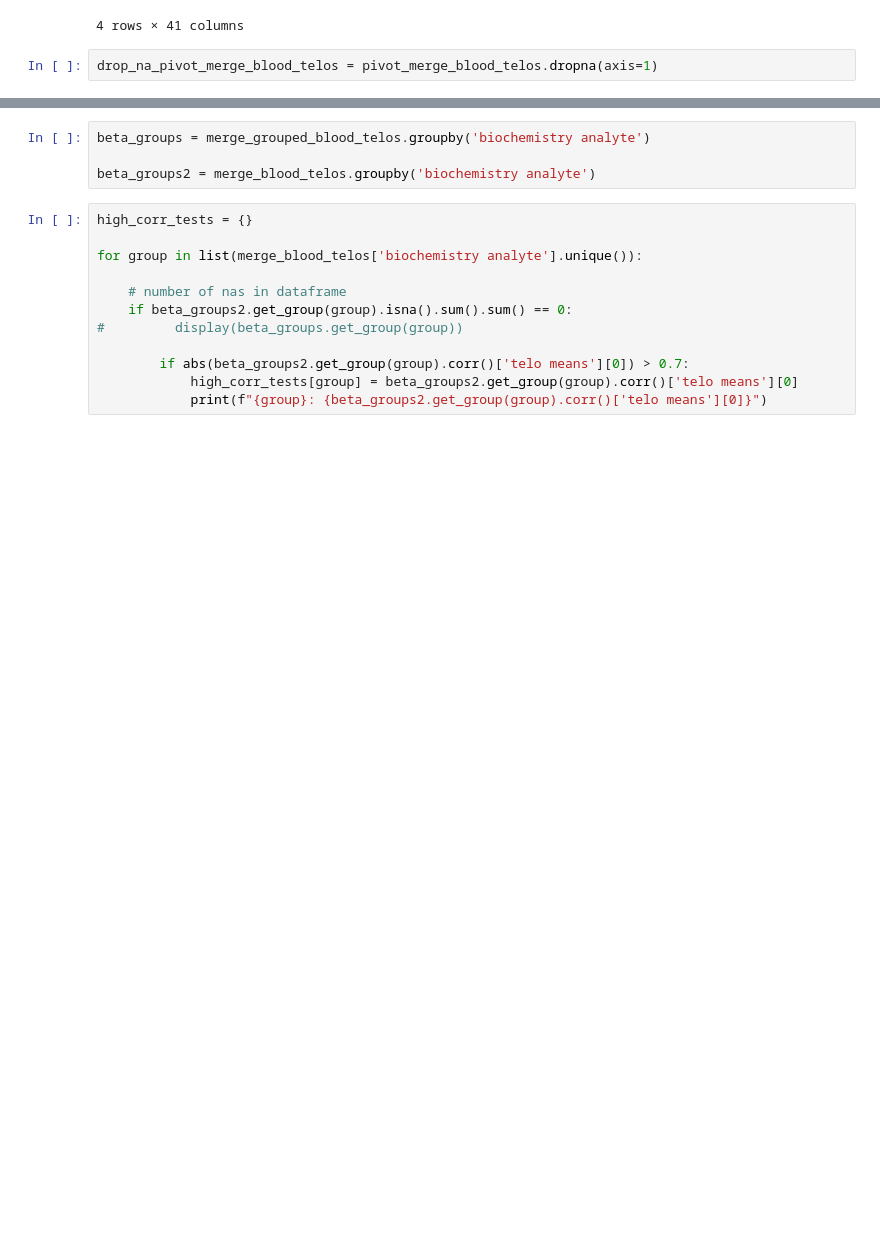
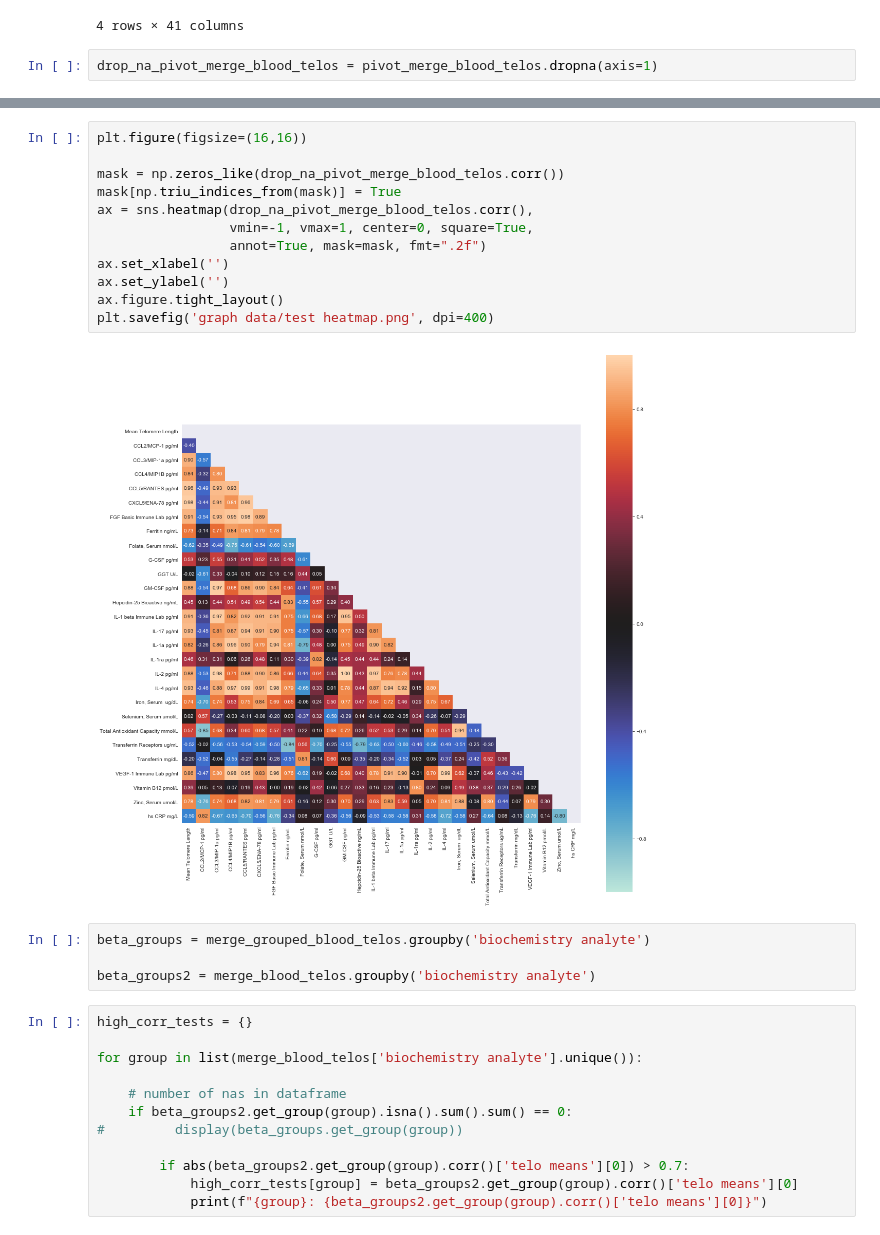
Before and after one commit to Jared-Luxton/NASA-astronauts-telomeres-chromosomes, a Jupyter notebook: NASA_telomeres/03a NASA Astros Telo Data Visualization and Stats.ipynb, the cells around one changed output, grey strips where cells are left out. Cells and saved outputs as stored; diff of their text form; blank space fills up the shorter version.

```diff
--- a/NASA_telomeres/03a NASA Astros Telo Data Visualization and Stats.ipynb
+++ b/NASA_telomeres/03a NASA Astros Telo Data Visualization and Stats.ipynb
@@ -585,3 +537,17 @@ plt.savefig('graph data/biochemistry correlations/biochemistry blood corr.png',
+# %%
+plt.figure(figsize=(16,16))
+
+mask = np.zeros_like(drop_na_pivot_merge_blood_telos.corr())
+mask[np.triu_indices_from(mask)] = True
+ax = sns.heatmap(drop_na_pivot_merge_blood_telos.corr(),
+                 vmin=-1, vmax=1, center=0, square=True,
+                 annot=True, mask=mask, fmt=".2f")
+ax.set_xlabel('')
+ax.set_ylabel('')
+ax.figure.tight_layout()
+plt.savefig('graph data/test heatmap.png', dpi=400)
+# %% [output]
+[figure, added]
 # %%
 beta_groups = merge_grouped_blood_telos.groupby('biochemistry analyte')
 
```
Also changed, not shown: parts of 20 cells of this notebook.
